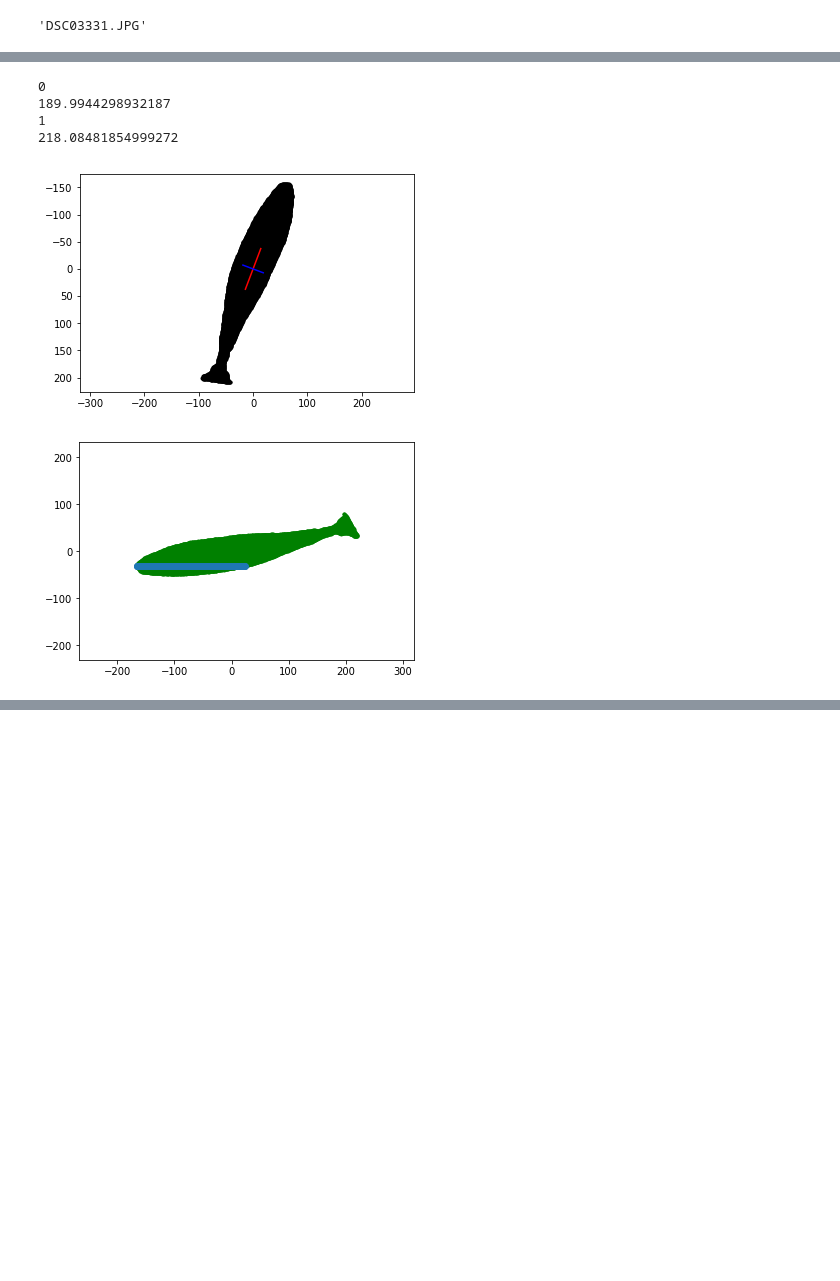
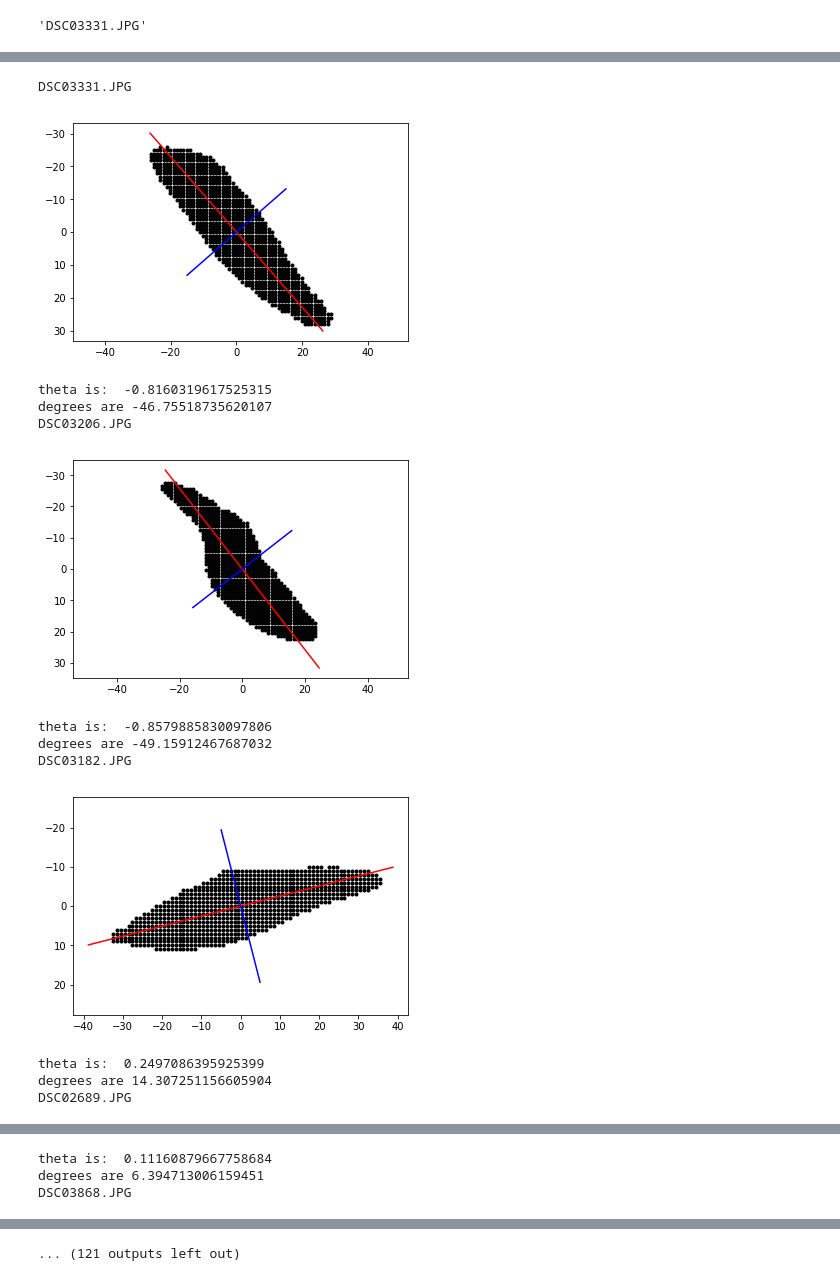
Before and after one commit to patrickcgray/cetacean_photogram, a Jupyter notebook: photogram.ipynb, the cells around one changed output, grey strips where cells are left out. Drawn from its saved outputs; the diff is of its cells as text; code cells hidden in the pictures; blank space fills up the shorter version.

```diff
--- a/photogram.ipynb
+++ b/photogram.ipynb
@@ -632,0 +587,5 @@ DSC00660.JPG
+# %%
+new_model_results = run_cnn(weights_path='/home/clifgray/Code/cetacean_photogram/logs/whale20180815T0121/mask_rcnn_whale_0082.h5')
+append_measurements(new_model_results) # CNN appends length
+new_model_df = create_df(new_model_results, '../photogram_data/whale_measurements.csv')
+convert_measurements(new_model_df)
@@ -785,7 +823,7 @@ additional_results[0][1]
 # %%
 # TODO need to make sure that it is displaying the largest mask
 for img in additional_results:
-    if img[1] == "DSC09258.JPG":
+    if img[1] == "DSC00660.JPG":
 
         try:
             longest_index = -1
@@ -798,7 +836,7 @@ for img in additional_results:
                     longest_length = detection[1]
                     print(longest_length)
 
-            measure(img[0][0]['masks'][:,:,longest_index], visualize=True)
+            show_example(img[0][0]['masks'][:,:,0], visualize=True)
 
         except IndexError: # in case a detection was not made
             pass
@@ -812,7 +850,8 @@ for img in additional_results:
 # %%
+
 # TODO need to make sure that it is displaying the largest mask
 for img in additional_results:
-    if img[1] == "DSC01963.JPG":
+    if img[1] == "DSC09175.JPG":
 
         try:
             longest_index = -1
@@ -825,7 +864,7 @@ for img in additional_results:
                     longest_length = detection[1]
                     print(longest_length)
 
-            measure(img[0][0]['masks'][:,:,2], visualize=True)
+            show_example(img[0][0]['masks'][:,:,0], visualize=True)
 
         except IndexError: # in case a detection was not made
             pass
@@ -841,7 +883,8 @@ for img in additional_results:
 # %%
+
 # TODO need to make sure that it is displaying the largest mask
 for img in additional_results:
-    if img[1] == "DSC00429.JPG":
+    if img[1] == "DSC09175.JPG":
 
         try:
             longest_index = -1
@@ -854,7 +897,7 @@ for img in additional_results:
                     longest_length = detection[1]
                     print(longest_length)
 
-            measure(img[0][0]['masks'][:,:,0], visualize=True)
+            show_example(img[0][0]['masks'][:,:,0], visualize=True)
 
         except IndexError: # in case a detection was not made
             pass
@@ -868,30 +920,37 @@ for img in additional_results:
 # %%
 
 # TODO need to make sure that it is displaying the largest mask
-for img in additional_results:
-    if img[1] == "DSC09175.JPG":
+for index, img in enumerate(additional_results):
+    print(img[1])
 
-        try:
-            longest_index = -1
-            longest_length = 0
-            for index, detection in enumerate(img[4]): # this is the detected mask class and can have multiple
-                print(index)
-                # take the longest mask
-                if detection[1] > longest_length:
-                    longest_index = index
-                    longest_length = detection[1]
-                    print(longest_length)
+    try:
+        longest_index = -1
+        longest_length = 0
+        for index, detection in enumerate(img[4]): # this is the detected mask class and can have multiple
+            #print(index)
+            # take the longest mask
+            if detection[1] > longest_length:
+                longest_index = index
+                longest_length = detection[1]
+                #print(longest_length)
 
-            measure(img[0][0]['masks'][:,:,0], visualize=True)
+        show_example(img[0][0]['masks'][:,:,0], visualize=True)
 
-        except IndexError: # in case a detection was not made
-            pass
-        except TypeError: # also in case a detection was not made
-            pass
+    except IndexError: # in case a detection was not made
+        pass
+    except TypeError: # also in case a detection was not made
+        pass
 # %% [output]
-0
-189.9944298932187
-1
-218.08481854999272
+DSC03331.JPG
-[figure, old version]
+[figure, new version]
+theta is:  -0.8160319617525315
+degrees are -46.75518735620107
+DSC03206.JPG
-[figure, old version]
+[figure, new version]
+theta is:  -0.8579885830097806
+degrees are -49.15912467687032
+DSC03182.JPG
+[figure, added]
+theta is:  0.2497086395925399
+degrees are 14.307251156605904
+DSC02689.JPG
@@ -897,0 +958,3 @@ for img in additional_results:
+theta is:  0.11160879667758684
+degrees are 6.394713006159451
+DSC03868.JPG
@@ -897,0 +966 @@ for img in additional_results:
+... (121 outputs left out)
```
Also changed, not shown: parts of 26 cells of this notebook.
